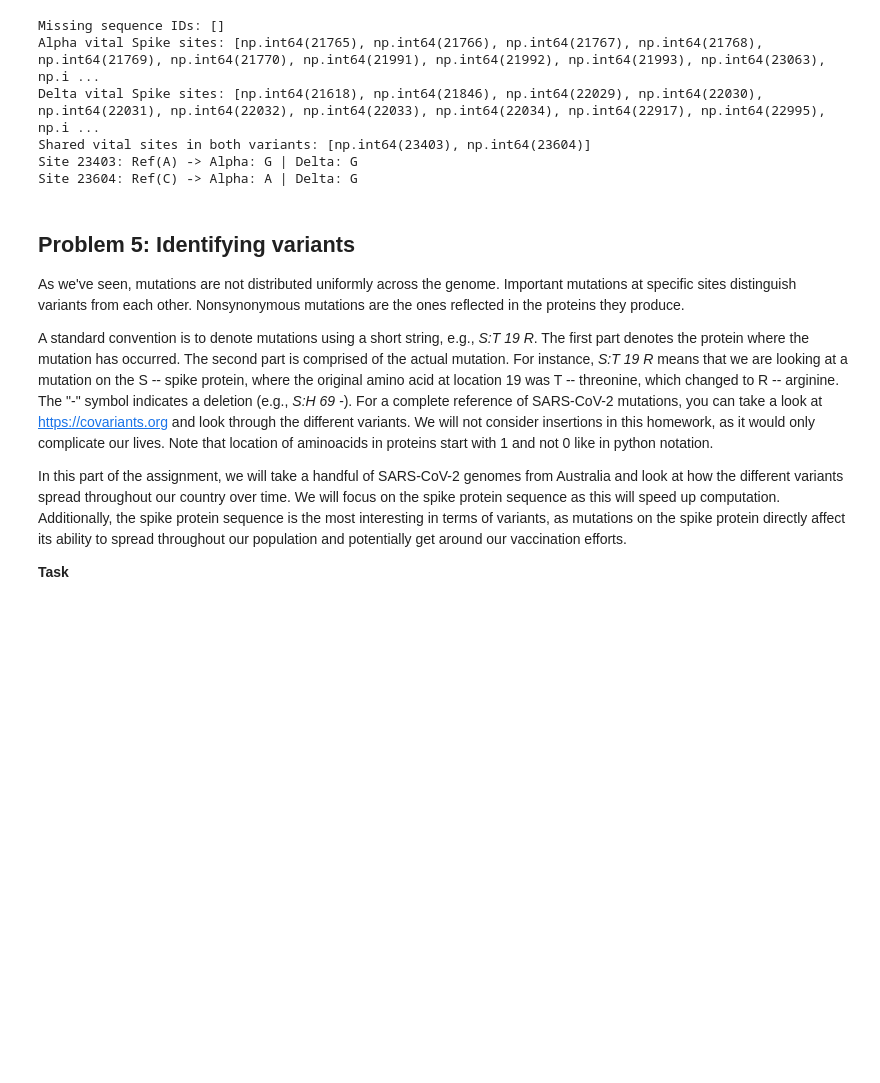
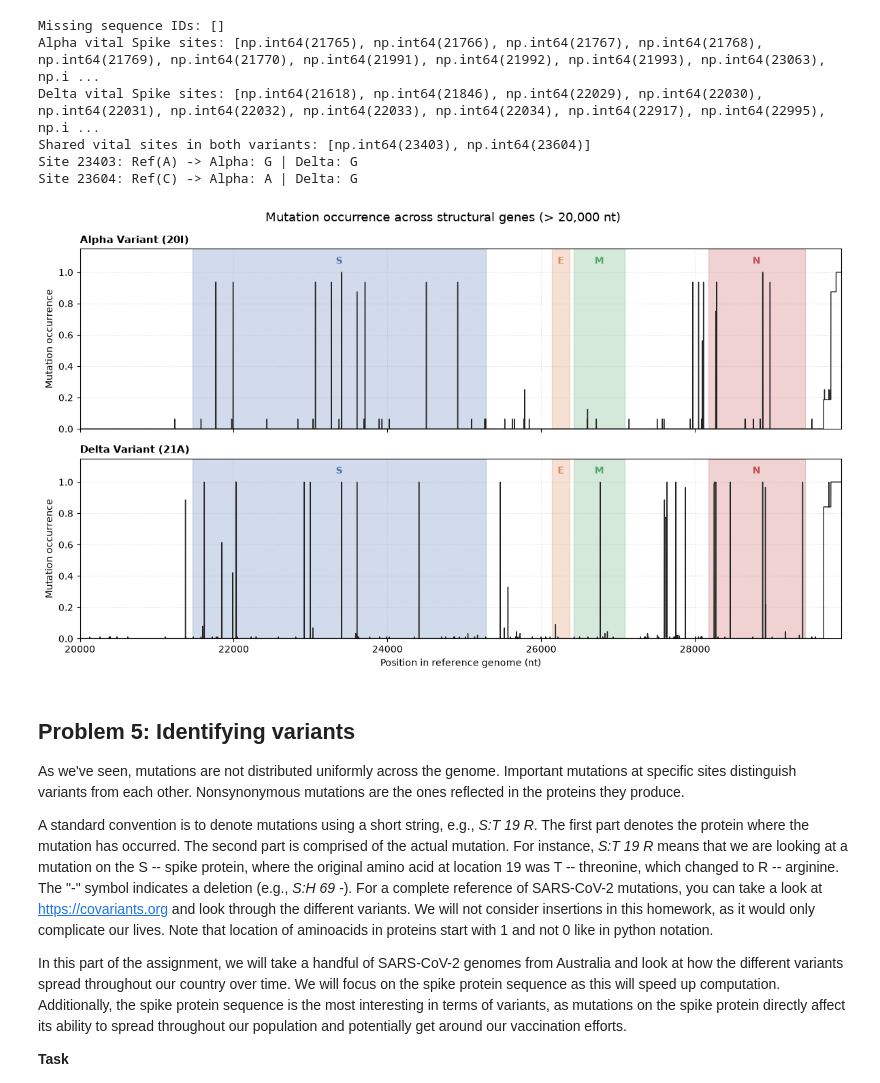
Before and after one commit to GenCipher/assign_viral_evo, a Jupyter notebook: viral_evo_workbook.ipynb, the cells around one changed output. Cells and saved outputs as stored; diff of their text form; code cells hidden in the pictures; blank space fills up the shorter version.

Commit message:
Q4: Plot downstream gene mutation profiles

```diff
--- a/viral_evo_workbook.ipynb
+++ b/viral_evo_workbook.ipynb
@@ -581,0 +579,82 @@ same_mutation = "G123A" # write your mutation in the form of f"{reference nt}{si
+# %%
+import matplotlib.pyplot as plt
+import numpy as np
+
+# Set up 1-based genome coordinates for plotting
+genome_positions = np.arange(1, len(reference_sequence_arr) + 1)
+
+# Focus only on positions downstream of nucleotide
+downstream_mask = genome_positions > 20000
+plotted_positions = genome_positions[downstream_mask]
+
+# colours for each gene
+gene_highlight_colors = {
+    "S": "#4C72B0",  # Spike
+    "E": "#DD8452",  # Envelope
+    "M": "#55A868",  # Membrane
+    "N": "#C44E52",  # Nucleocapsid
+}
+
+# Create a two-panel comparison plot (Alpha on top, Delta on bottom)
+figure, (axis_alpha, axis_delta) = plt.subplots(
+    nrows=2, ncols=1, figsize=(12, 7), sharex=True, sharey=True
+)
+
+variant_plot_configs = [
+    (axis_alpha, alpha_mutation_frequencies, "Alpha Variant (20I)"),
+    (axis_delta, delta_mutation_frequencies, "Delta Variant (21A)"),
+]
+
+for axis, mutation_freqs, variant_label in variant_plot_configs:
+    # Plot mutation occurrence curve
+    axis.plot(
+        plotted_positions,
+        mutation_freqs[downstream_mask],
+        color="#222222",
+        linewidth=1.0,
+        label="Observed frequency",
+    )
+
+    # Shade gene intervals and add gene labels above the plot area
+    for gene_name, (gene_start, gene_end) in gene_locations.items():
+        gene_color = gene_highlight_colors.get(gene_name, "#999999")
+        axis.axvspan(
+            gene_start,
+            gene_end,
+            color=gene_color,
+            alpha=0.25,
+        )
+
+        midpoint = (gene_start + gene_end) / 2
+        axis.text(
+            midpoint,
+            1.04,
+            gene_name,
+            ha="center",
+            va="bottom",
+            fontsize=10,
+            fontweight="bold",
+            color=gene_color,
+        )
+
+    axis.set_title(variant_label, loc="left", fontsize=11, fontweight="bold")
+    axis.set_ylabel("Mutation occurrence")
+    axis.set_ylim(0, 1.15)
+    axis.grid(True, linestyle=":", alpha=0.4)
+
+# Format bottom shared x-axis
+axis_delta.set_xlabel("Position in reference genome (nt)")
+axis_delta.set_xlim(20000, len(reference_sequence_arr))
+
+figure.suptitle(
+    "Mutation occurrence across structural genes (> 20,000 nt)",
+    fontsize=13,
+)
+
+figure.tight_layout()
+
+# Save required problem3 plot
+figure.savefig("problem3.svg", format="svg")
+plt.show()
+# %% [output]
+[figure, added]
```
Also changed, not shown: parts of 2 cells of this notebook, 1 other file.
